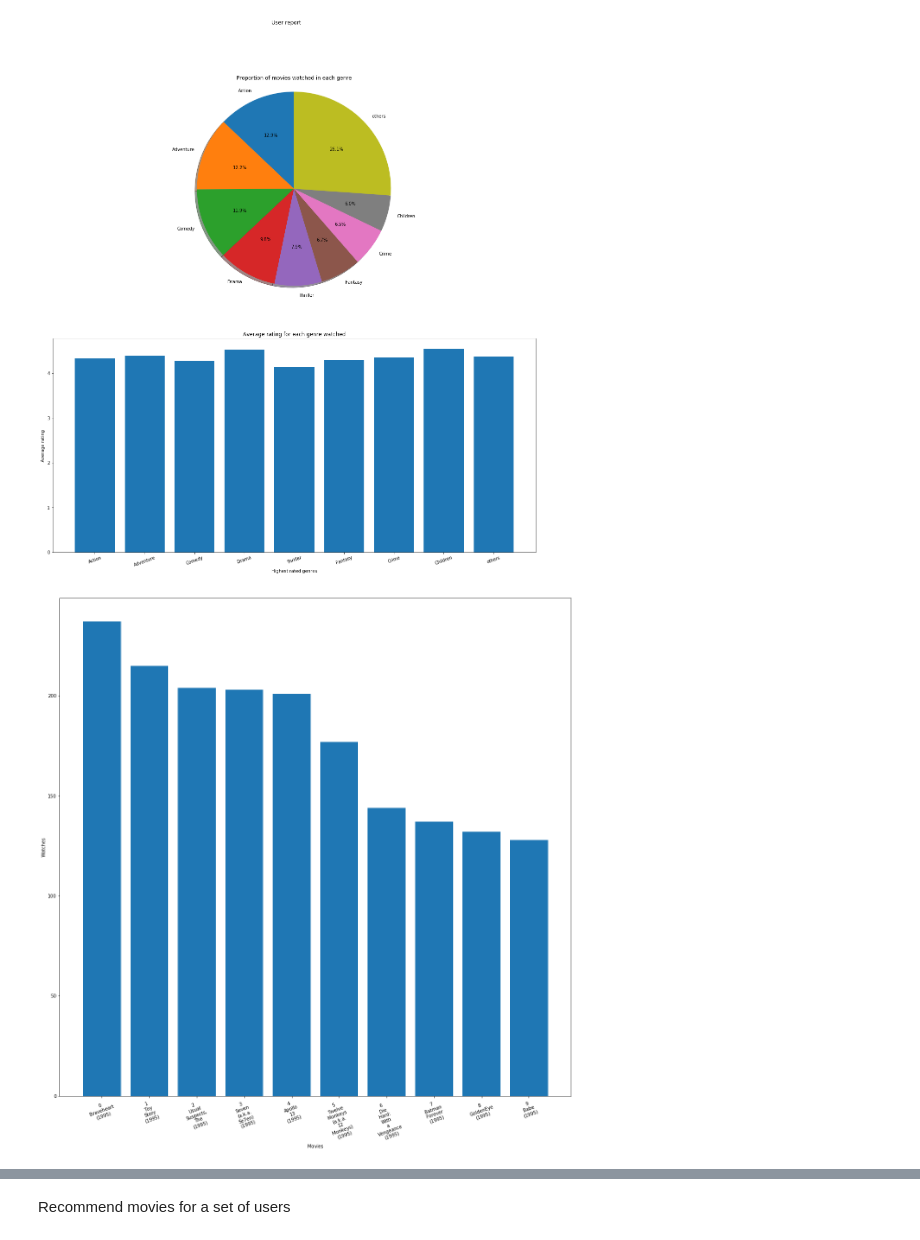
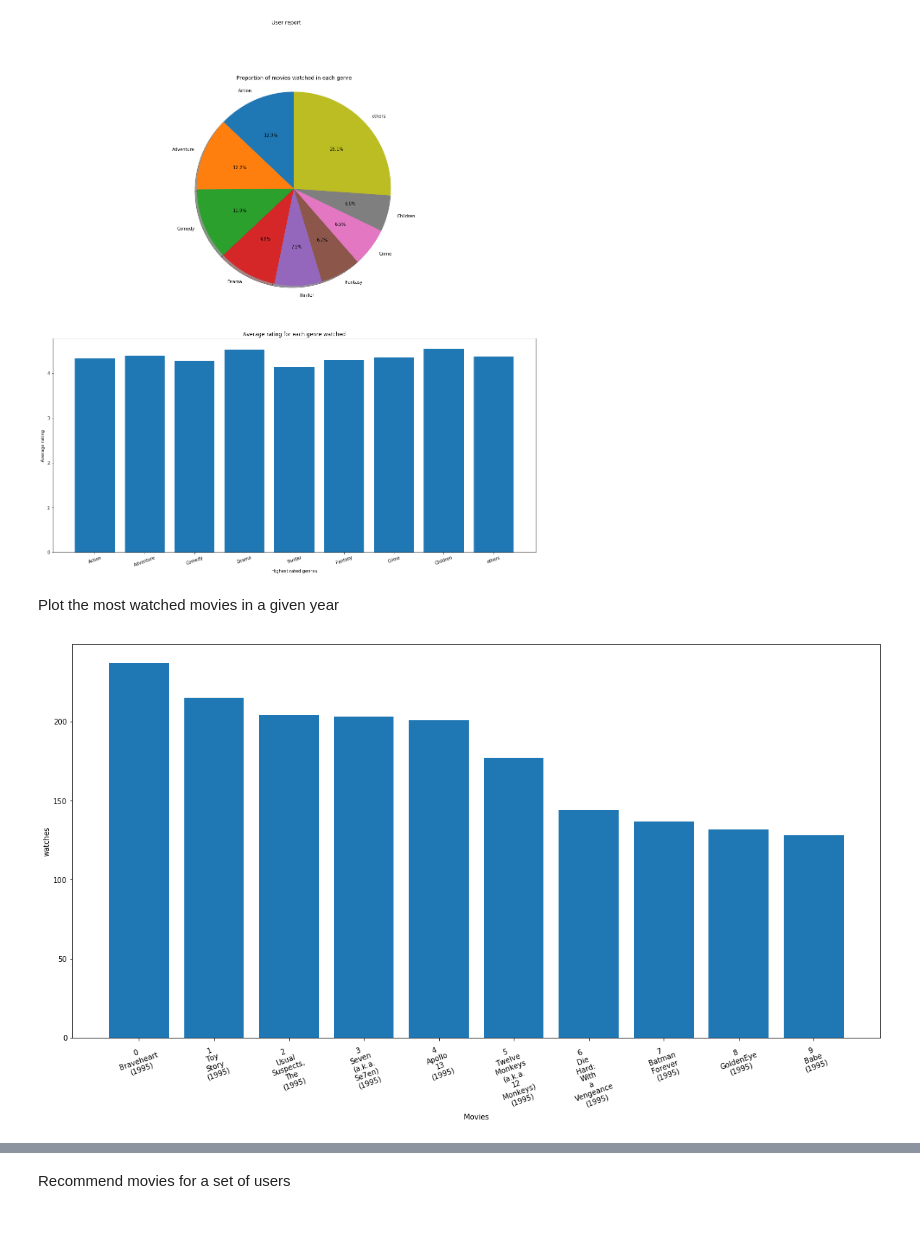
Before and after one commit to beatriceo/Spark, a Jupyter notebook: Interactive.ipynb, the cells around one changed output, grey strips where cells are left out. Drawn from its saved outputs; the diff is of its cells as text; code cells hidden in the pictures.

Commit message:
improved plotting

```diff
--- a/Interactive.ipynb
+++ b/Interactive.ipynb
@@ -208,7 +213,9 @@ plotting.gen_movies_report()
 plotting.gen_user_report("1")
 # %% [output]
 [figure]
+# %% [markdown]
+Plot the most watched movies in a given year
 # %%
-plotting.gen_most_watched_year("1995", 10)
+plotting.generic_plot(search.filter_year("1995", 10,"watches"), 'watches')
 # %% [output]
-[figure, old version]
+[figure, new version]
```
Also changed, not shown: parts of 16 cells of this notebook, 2 other files.
